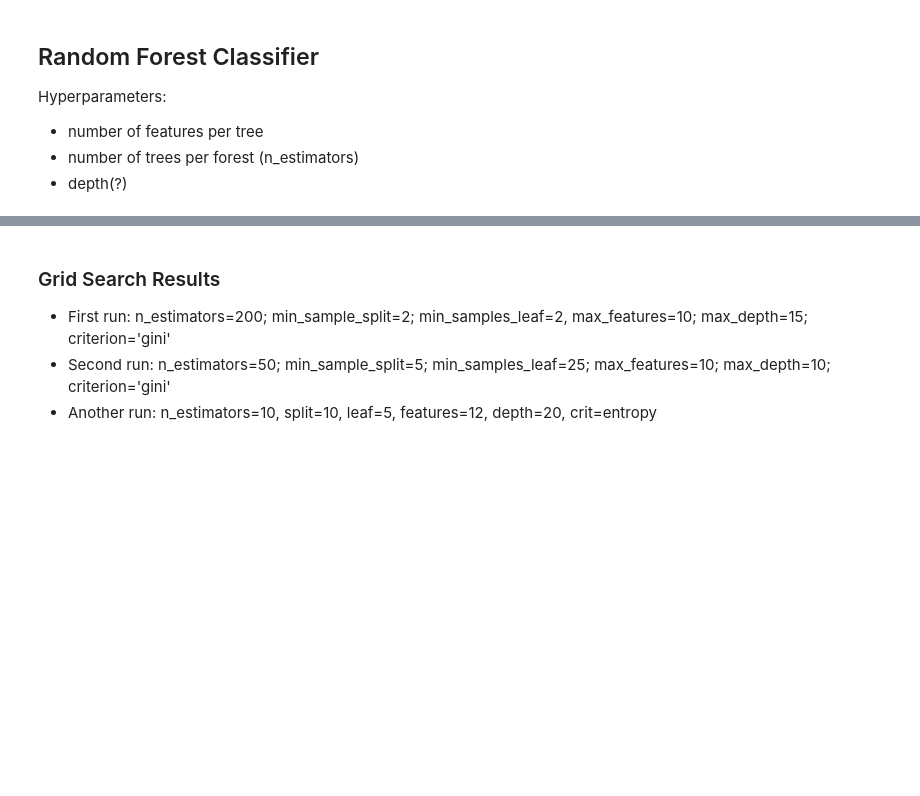
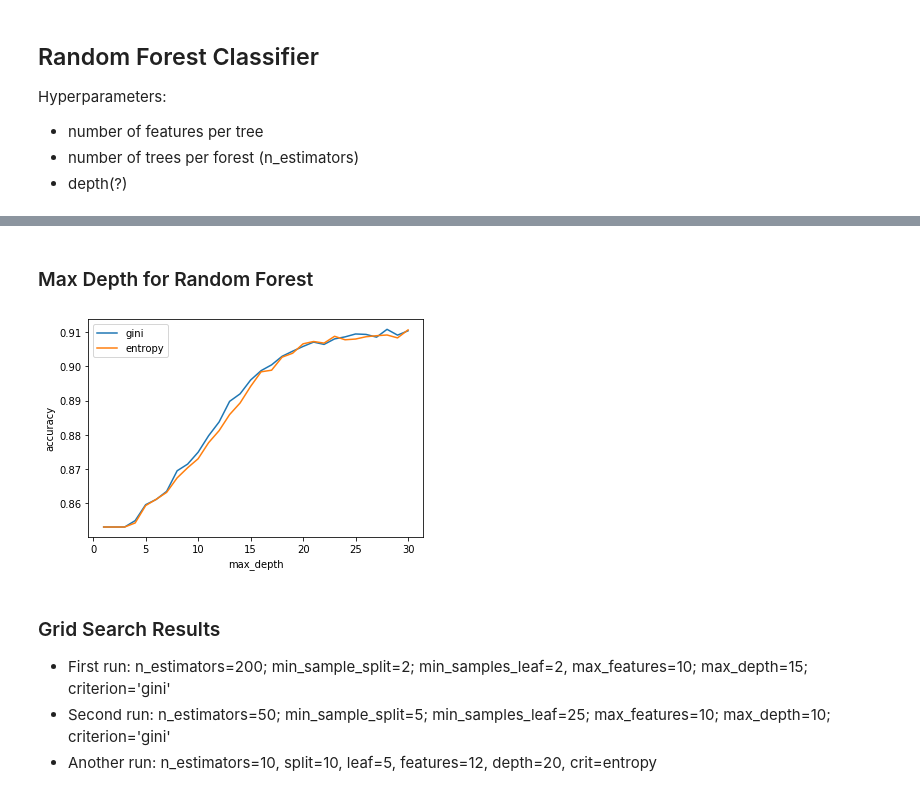
Before and after one commit to kregier/Springboard, a Jupyter notebook: Capstone2/Capstone2-Modeling.ipynb, the cells around one changed output, grey strips where cells are left out. Cells and saved outputs as stored; diff of their text form; code cells hidden in the pictures; blank space fills up the shorter version.

Commit message:
Trying to finalize models

```diff
--- a/Capstone2/Capstone2-Modeling.ipynb
+++ b/Capstone2/Capstone2-Modeling.ipynb
@@ -98,3 +65,3 @@ Note: trying to use pen_grid = ['none', 'elasticnet'] led to errors, since the l
 # %%
-logreg = LogisticRegression(solver = 'saga')
+logreg = LogisticRegression(solver = 'saga', penalty = 'elasticnet')
 logreg_cv = RandomizedSearchCV(logreg, lr_grid, cv=5)
@@ -118,7 +87,7 @@ print("Best score: ", logreg_cv.best_score_)
 # %% [markdown]
 ### Run the model with the best parameters
 # %%
-modelLR = LogisticRegression(C = 0.01, penalty = 'elasticnet', l1_ratio=0.1, max_iter = 2000, solver = 'saga')
+modelLR = LogisticRegression(C = 0.01, penalty = 'elasticnet', l1_ratio=0, max_iter = 2000, solver = 'saga')
 start = time.time()
 modelLR.fit(X_train, y)
 end = time.time()
@@ -293,9 +379,9 @@ Hyperparameters:
 # %%
 from sklearn.ensemble import RandomForestClassifier
 # %%
-n_tree_grid = [10,50,100,200,250,500]
+n_tree_grid = [50,75,100]
 crit_grid = ['gini', 'entropy']
-max_depth_grid = ['None', 3, 5, 10, 15, 20]
+max_depth_grid = ['None', 4, 6, 8, 10, 12]
 min_sample_split_grid = [2, 5, 10, 20]
 min_samples_leaf_grid = [2, 5, 10, 25, 50]
 feature_grid = ["auto", "log2", 4, 5, 10, 12, 15, 20]
@@ -319,3 +410,35 @@ print("Best score: ", forest_cv.best_score_)
+# %% [markdown]
+### Max Depth for Random Forest
+# %%
+max_depth = []
+acc_gini = []
+acc_entropy = []
+for i in range(1, 31):
+    gtree = RandomForestClassifier(n_estimators=100, max_features='auto', criterion='gini', max_depth=i)
+    gtree.fit(X_train, y)
+    gpredict = gtree.predict(X_test)
+    acc_gini.append(metrics.accuracy_score(y_test, gpredict))
+    ##
+    etree = RandomForestClassifier(n_estimators=100, max_features='auto',criterion='entropy', max_depth=i)
+    etree.fit(X_train, y)
+    epredict = etree.predict(X_test)
+    acc_entropy.append(metrics.accuracy_score(y_test, epredict))
+    ##
+    max_depth.append(i)
+# %%
+trees = pd.DataFrame({'acc_gini':pd.Series(acc_gini),
+                     'acc_entropy':pd.Series(acc_entropy),
+                     'max_depth':pd.Series(max_depth)})
+
+plt.plot('max_depth', 'acc_gini', data=trees, label='gini')
+plt.plot('max_depth', 'acc_entropy', data=trees, label='entropy')
+#plt.vlines(12, 0.855, 0.880)
+plt.xlabel('max_depth')
+plt.ylabel('accuracy')
+plt.legend()
+plt.show()
+# %% [output]
+[figure, added]
 # %% [markdown]
 ### Grid Search Results
 - First run: n_estimators=200; min_sample_split=2; min_samples_leaf=2, max_features=10; max_depth=15; criterion='gini'
```
Also changed, not shown: parts of 33 cells of this notebook, 1 other file.
